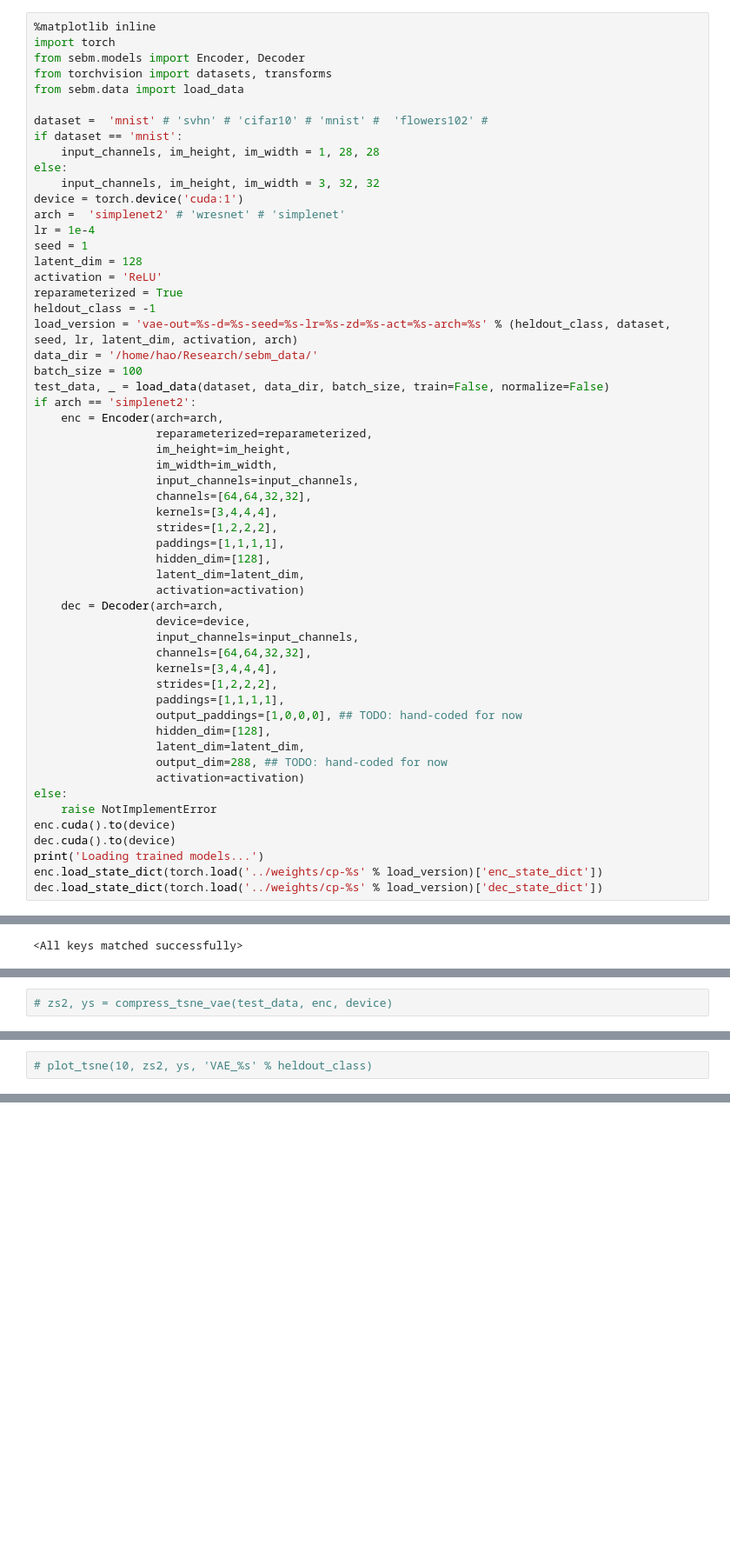
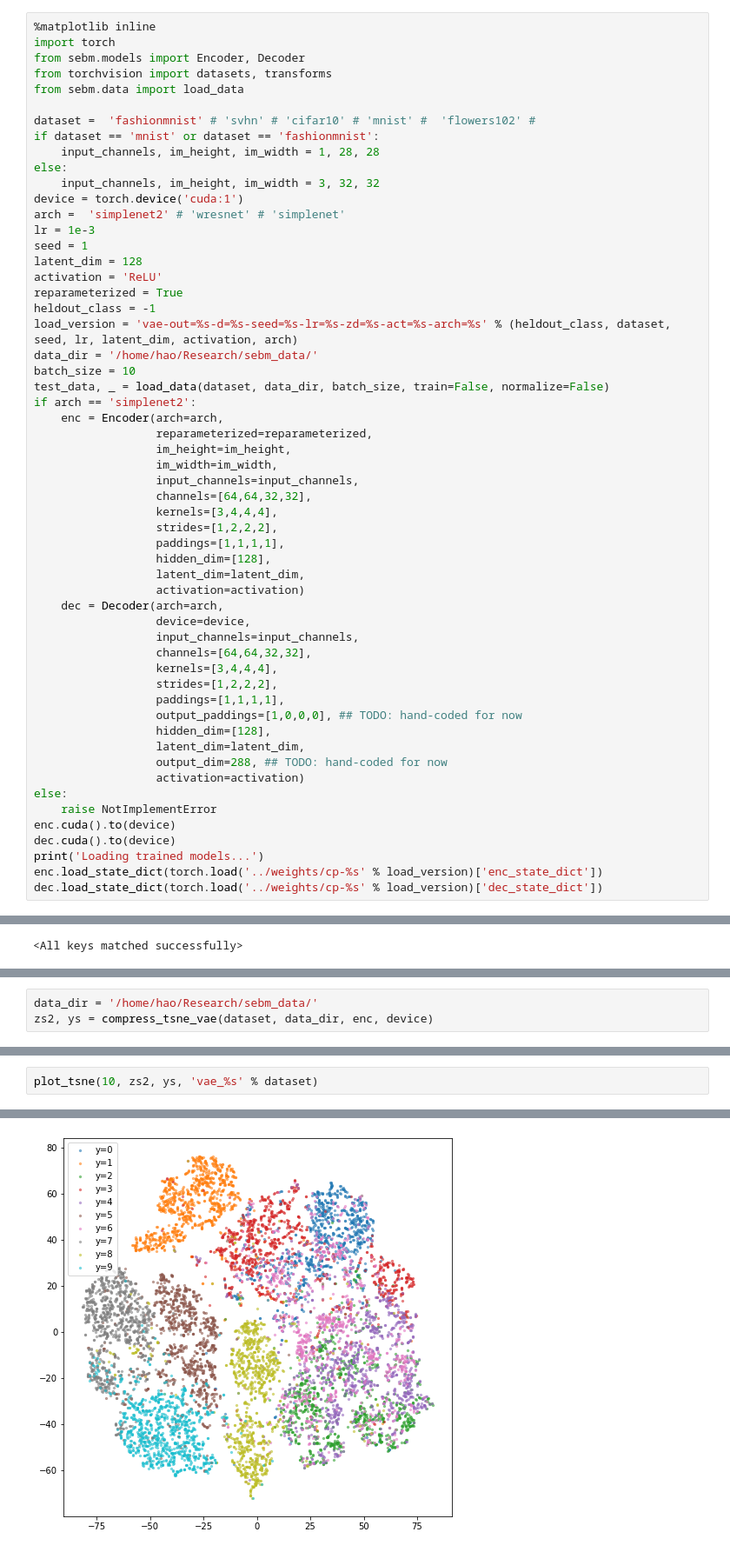
Before and after one commit to hao-w/cebm, a Jupyter notebook: sebm/notebooks/testing-vae.ipynb, the cells around one changed output, grey strips where cells are left out. Shown at 87% size. Drawn from its saved outputs; the diff is of its cells as text; blank space fills up the shorter version.

```diff
--- a/sebm/notebooks/testing-vae.ipynb
+++ b/sebm/notebooks/testing-vae.ipynb
@@ -5,14 +5,14 @@ from sebm.models import Encoder, Decoder
 from torchvision import datasets, transforms
 from sebm.data import load_data
 
-dataset =  'mnist' # 'svhn' # 'cifar10' # 'mnist' #  'flowers102' #
-if dataset == 'mnist':
+dataset =  'fashionmnist' # 'svhn' # 'cifar10' # 'mnist' #  'flowers102' #
+if dataset == 'mnist' or dataset == 'fashionmnist':
     input_channels, im_height, im_width = 1, 28, 28
 else:
     input_channels, im_height, im_width = 3, 32, 32
 device = torch.device('cuda:1')
 arch =  'simplenet2' # 'wresnet' # 'simplenet'
-lr = 1e-4
+lr = 1e-3
 seed = 1
 latent_dim = 128
 activation = 'ReLU'
@@ -20,7 +20,7 @@ reparameterized = True
 heldout_class = -1
 load_version = 'vae-out=%s-d=%s-seed=%s-lr=%s-zd=%s-act=%s-arch=%s' % (heldout_class, dataset, seed, lr, latent_dim, activation, arch)
 data_dir = '/home/hao/Research/sebm_data/'
-batch_size = 100
+batch_size = 10
 test_data, _ = load_data(dataset, data_dir, batch_size, train=False, normalize=False)
 if arch == 'simplenet2':
     enc = Encoder(arch=arch,
@@ -68,4 +68,5 @@ Loading trained models...
 # recons, ll, p_log_prob = dec.forward(latents, images)
 # plot_samples_vae(images, recons.view(batch_size, 28, 28), data_name='VAE_%s' % heldout_class)
 # %%
-# zs2, ys = compress_tsne_vae(test_data, enc, device)
+data_dir = '/home/hao/Research/sebm_data/'
+zs2, ys = compress_tsne_vae(dataset, data_dir, enc, device)
@@ -72,2 +78,3 @@ Loading trained models...
 # %%
-# plot_tsne(10, zs2, ys, 'VAE_%s' % heldout_class)
+plot_tsne(10, zs2, ys, 'vae_%s' % dataset)
+# %% [output]
@@ -74,3 +82,4 @@ Loading trained models...
+[figure, added]
 # %%
 from sebm.eval import ll_hist_vae
 data_dir = '/home/hao/Research/sebm_data/'
```
Also changed, not shown: parts of 5 cells of this notebook, 6 other files.
